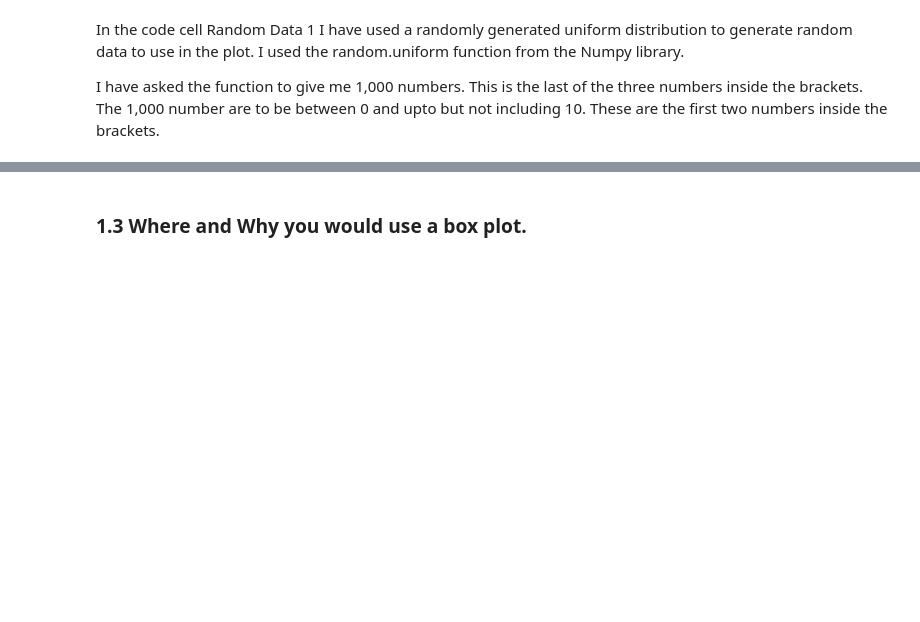
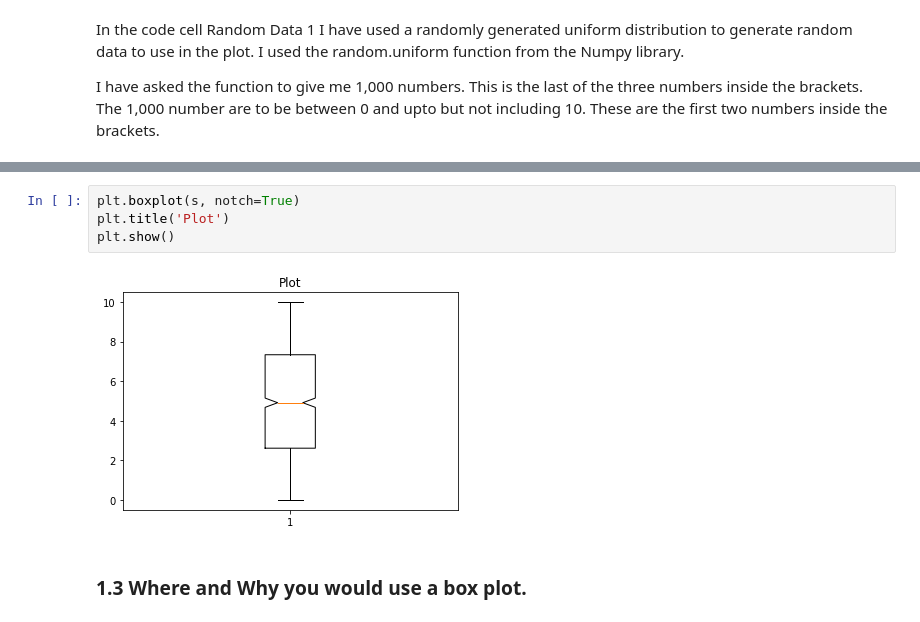
Before and after one commit to Wayne742/Fundamentals-Project-S2-2018, a Jupyter notebook: Fundamentals of Data Analysis Project 2018.ipynb, the cells around one changed output, grey strips where cells are left out. Saved outputs shown, nothing was run; the diff lists cells and outputs as text; blank space fills up the shorter version.

```diff
--- a/Project.ipynb
+++ b/Fundamentals of Data Analysis Project 2018.ipynb
@@ -53,3 +68,9 @@ Box Plots can be drawn either Horizontaly or Vertically.
+# %%
+plt.boxplot(s, notch=True)
+plt.title('Plot')
+plt.show()
+# %% [output]
+[figure, added]
 # %% [markdown]
 ### 1.3 Where and Why you would use a box plot.
 # %% [markdown]
```
Also changed, not shown: parts of 10 cells of this notebook.
